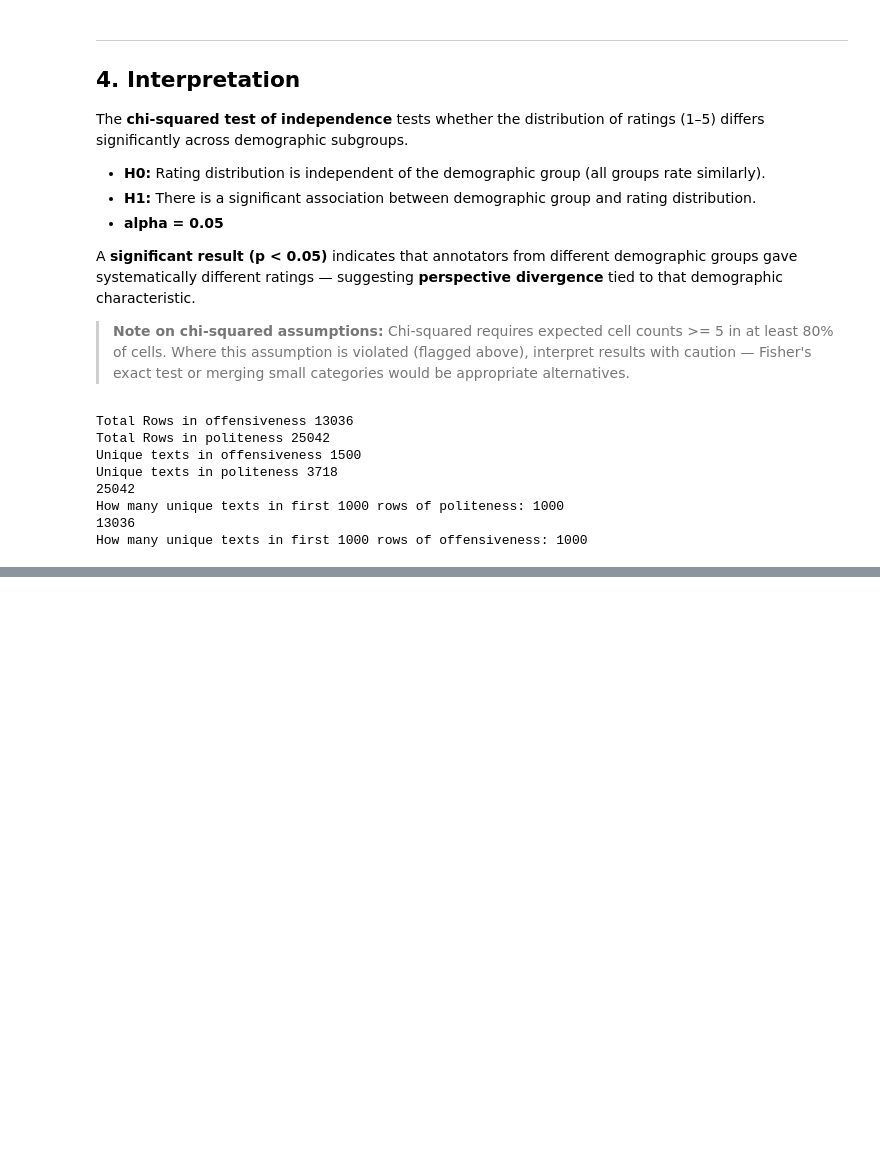
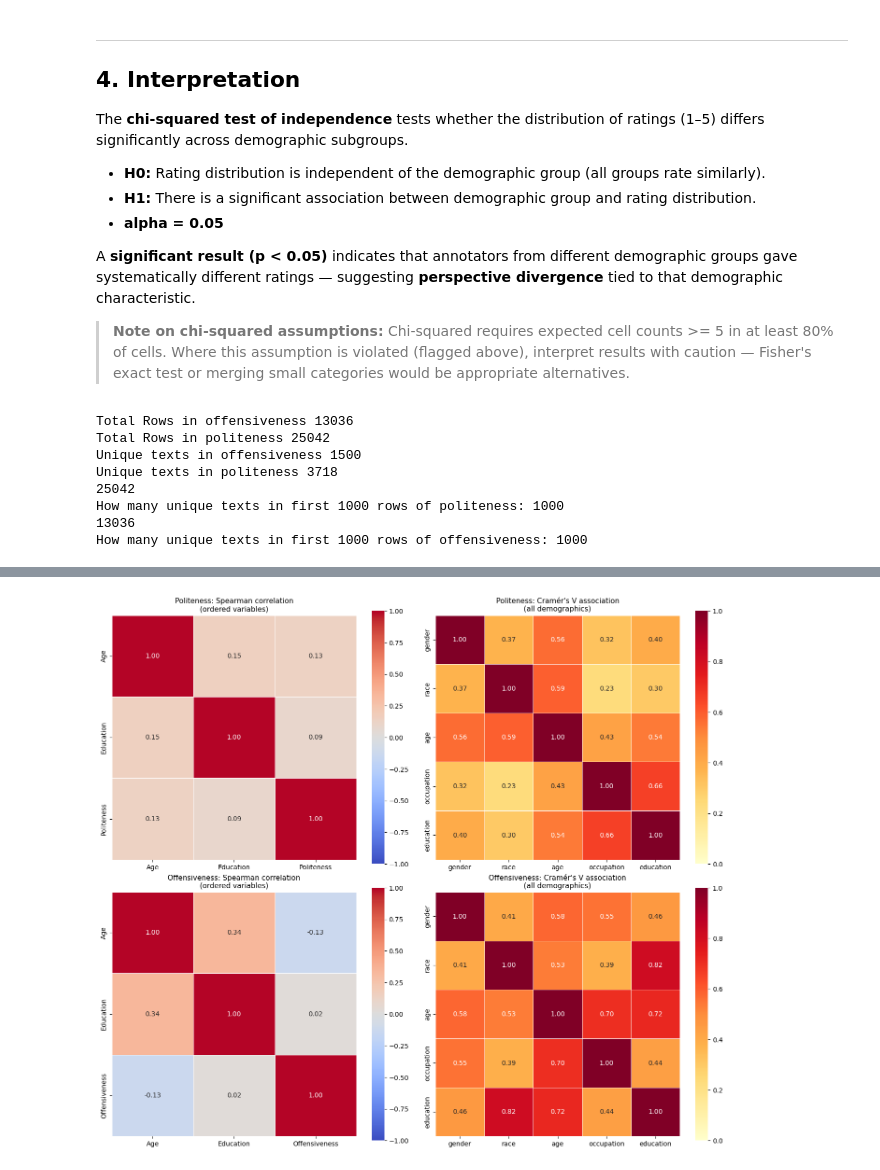
Before and after one commit to JHU-CSS/PDI, a Jupyter notebook: ground_truth_analysis.ipynb, the cells around one changed output, grey strips where cells are left out. Cells and saved outputs as stored; diff of their text form; code cells hidden in the pictures; blank space fills up the shorter version.

Commit message:
added correlation matrices

```diff
--- a/ground_truth_analysis.ipynb
+++ b/ground_truth_analysis.ipynb
@@ -575,0 +529,74 @@ print("Saved to politeness_heatmap.png")
+# %%
+import pandas as pd
+import numpy as np
+import matplotlib.pyplot as plt
+import seaborn as sns
+from scipy.stats import spearmanr
+from scipy.stats.contingency import association
+
+pol = pd.read_csv('data/raw_data_llm_politeness.csv')
+off = pd.read_csv('data/raw_data_llm_offensiveness.csv')
+
+# ── Ordinal encodings ────────────────────────────────────────────────────────
+age_order = ['18-24','25-29','30-34','35-39','40-44','45-49','50-54','54-59','60-64','>65']
+edu_order = ['Less than a high school diploma','High school diploma or equivalent',
+             'College degree','Graduate degree']
+
+def encode_ordinals(df, rating_col):
+    d = df.copy()
+    d['age_enc'] = pd.Categorical(d['age'], categories=age_order, ordered=True).codes
+    d['edu_enc'] = pd.Categorical(d['education'], categories=edu_order, ordered=True).codes
+    d['rating']  = d[rating_col]
+    return d
+
+# ── 1. Spearman 3×3 (age, education, rating) ────────────────────────────────
+def spearman_matrix(df, cols, labels):
+    n = len(cols)
+    mat = np.ones((n, n))
+    for i in range(n):
+        for j in range(n):
+            if i != j:
+                valid = df[[cols[i], cols[j]]].dropna()
+                mat[i, j], _ = spearmanr(valid[cols[i]], valid[cols[j]])
+    return pd.DataFrame(mat, index=labels, columns=labels)
+
+# ── 2. Cramér's V 5×5 (all demographics) ────────────────────────────────────
+def cramers_v(x, y):
+    ct = pd.crosstab(x, y)
+    return association(ct.values, method='cramer')
+
+def cramers_matrix(df, cols):
+    n = len(cols)
+    mat = np.ones((n, n))
+    for i in range(n):
+        for j in range(n):
+            if i != j:
+                valid = df[[cols[i], cols[j]]].dropna()
+                mat[i, j] = cramers_v(valid[cols[i]], valid[cols[j]])
+    return pd.DataFrame(mat, index=cols, columns=cols)
+
+dem_cols = ['gender', 'race', 'age', 'occupation', 'education']
+
+fig, axes = plt.subplots(2, 2, figsize=(14, 12))
+
+for ax_row, (df, rating_col, task) in enumerate([(pol, 'politeness', 'Politeness'),
+                                                   (off, 'offensiveness', 'Offensiveness')]):
+    d = encode_ordinals(df, rating_col)
+
+    # Spearman 3×3
+    sp = spearman_matrix(d, ['age_enc','edu_enc','rating'],
+                            ['Age', 'Education', task])
+    sns.heatmap(sp, ax=axes[ax_row][0], annot=True, fmt='.2f', cmap='coolwarm',
+                vmin=-1, vmax=1, square=True, linewidths=0.5)
+    axes[ax_row][0].set_title(f'{task}: Spearman correlation\n(ordered variables)', fontsize=11)
+
+    # Cramér's V 5×5
+    cv = cramers_matrix(df, dem_cols)
+    sns.heatmap(cv, ax=axes[ax_row][1], annot=True, fmt='.2f', cmap='YlOrRd',
+                vmin=0, vmax=1, square=True, linewidths=0.5)
+    axes[ax_row][1].set_title(f"{task}: Cramér's V association\n(all demographics)", fontsize=11)
+
+plt.tight_layout()
+plt.show()
+# %% [output]
+[figure, added]
```
Also changed, not shown: parts of 1 cell of this notebook, 2 other files.
